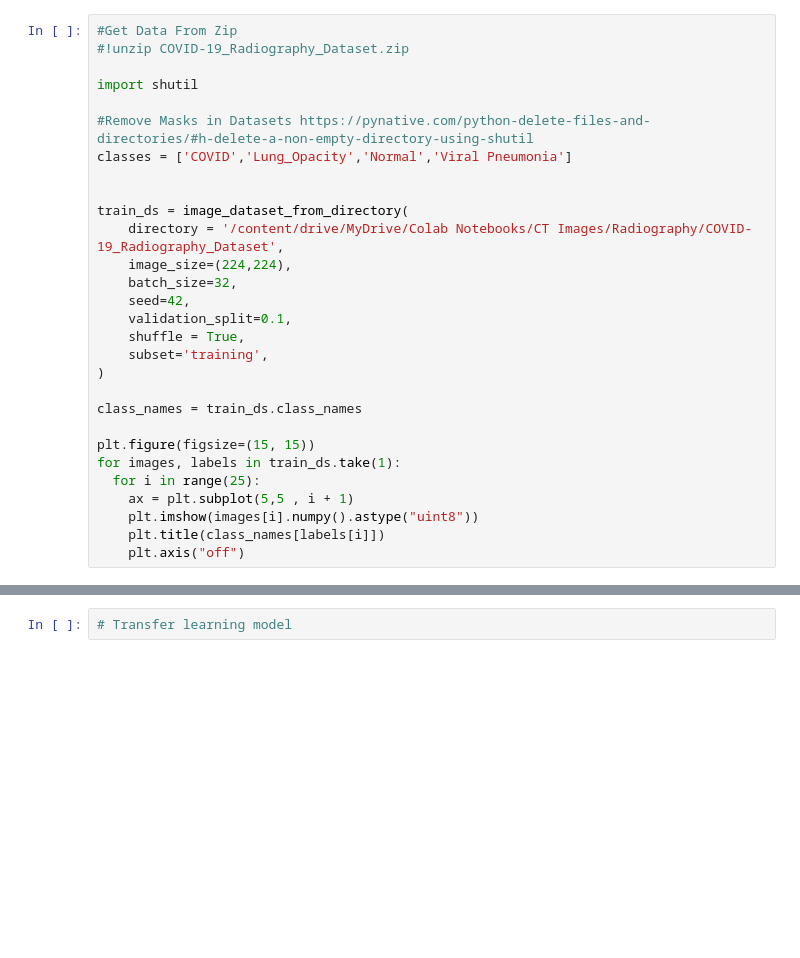
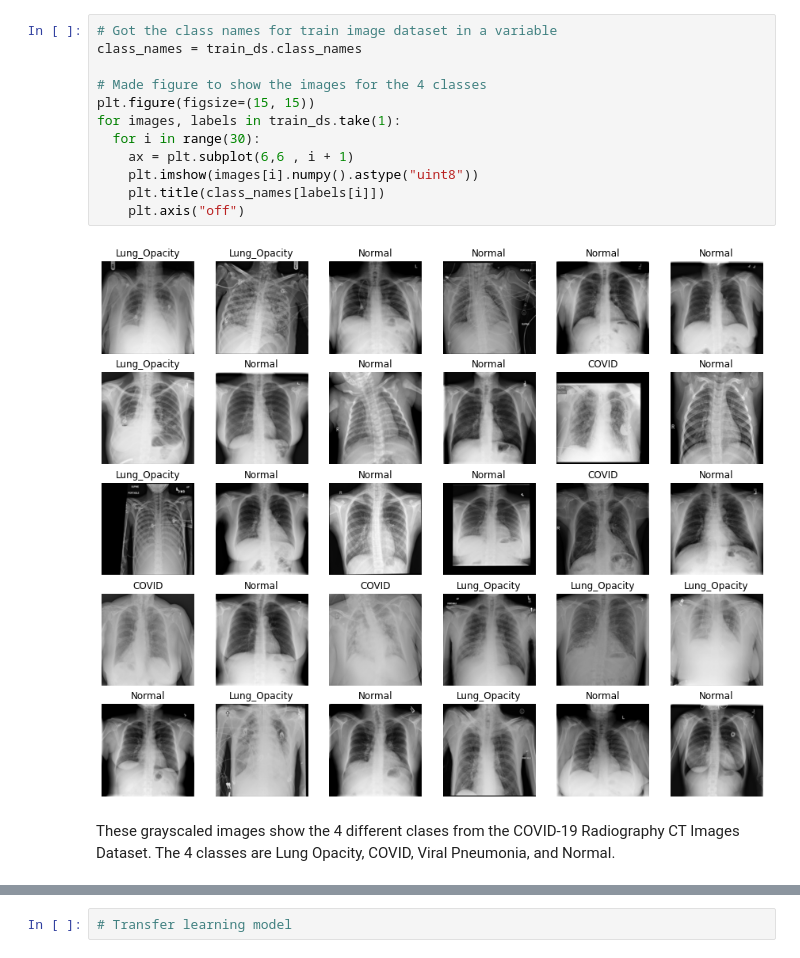
Before and after one commit to ssaurbier/Covid-CT-NN-Classification, a Jupyter notebook: Jeremy.ipynb, the cells around one changed output, grey strips where cells are left out. Cells and saved outputs as stored; diff of their text form; blank space fills up the shorter version.

```diff
--- a/Jeremy.ipynb
+++ b/Jeremy.ipynb
@@ -42,30 +47,17 @@ class_names = train_ds.class_names
 # %%
-#Get Data From Zip
-#!unzip COVID-19_Radiography_Dataset.zip
-
-import shutil
-
-#Remove Masks in Datasets https://pynative.com/python-delete-files-and-directories/#h-delete-a-non-empty-directory-using-shutil
-classes = ['COVID','Lung_Opacity','Normal','Viral Pneumonia']
-
-
-train_ds = image_dataset_from_directory(
-    directory = '/content/drive/MyDrive/Colab Notebooks/CT Images/Radiography/COVID-19_Radiography_Dataset',
-    image_size=(224,224),
-    batch_size=32,
-    seed=42,
-    validation_split=0.1,
-    shuffle = True,
-    subset='training',
-)
-
+# Got the class names for train image dataset in a variable
 class_names = train_ds.class_names
 
+# Made figure to show the images for the 4 classes
 plt.figure(figsize=(15, 15))
 for images, labels in train_ds.take(1):
-  for i in range(25):
-    ax = plt.subplot(5,5 , i + 1)
+  for i in range(30):
+    ax = plt.subplot(6,6 , i + 1)
     plt.imshow(images[i].numpy().astype("uint8"))
     plt.title(class_names[labels[i]])
     plt.axis("off")
+# %% [output]
+[figure, added]
+# %% [markdown]
+These grayscaled images show the 4 different clases from the COVID-19 Radiography CT Images Dataset. The 4 classes are Lung Opacity, COVID, Viral Pneumonia, and Normal.
 # %%
```
Also changed, not shown: parts of 36 cells of this notebook.
